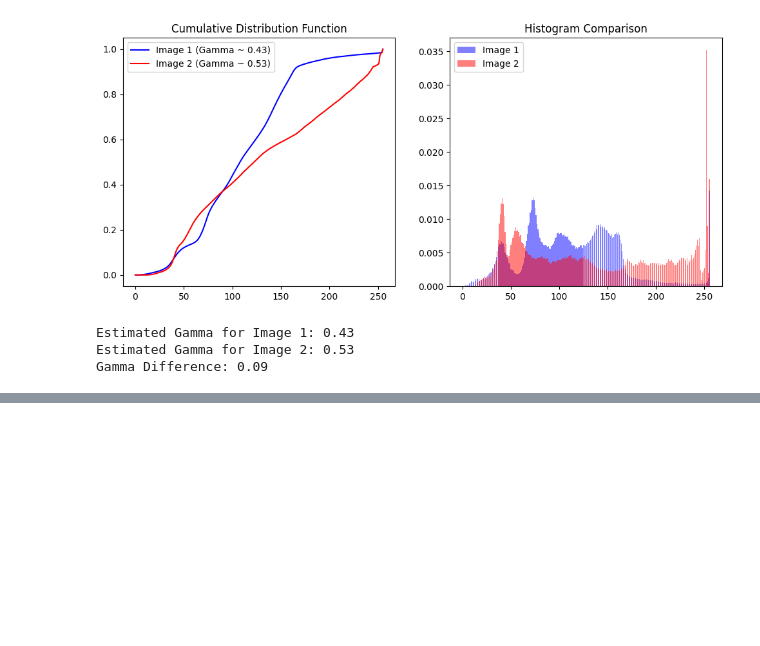
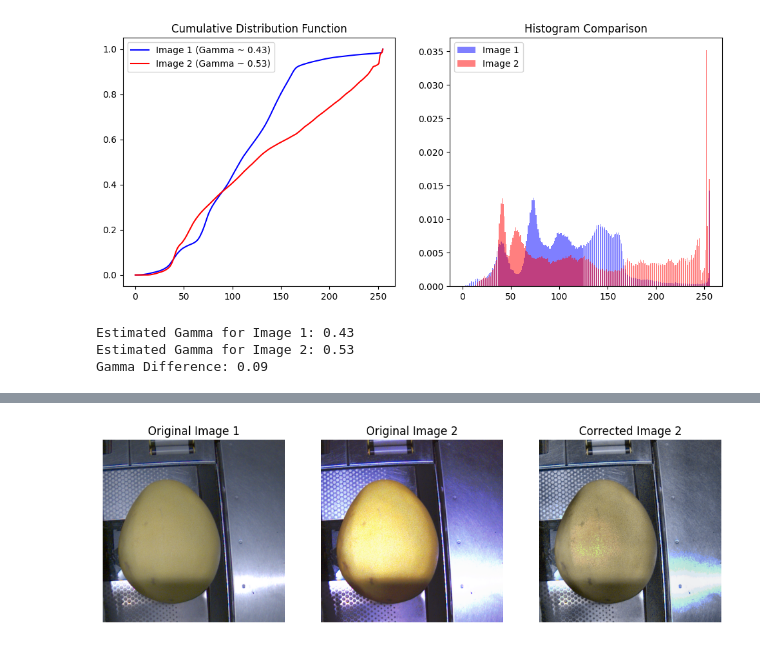
Before and after one commit to alexander-toschev/mbzuai-course, a Jupyter notebook: ImagePreprocessing.ipynb, the cells around one changed output, grey strips where cells are left out. Cells and saved outputs as stored; diff of their text form; code cells hidden in the pictures; blank space fills up the shorter version.

```diff
--- a/ImagePreprocessing.ipynb
+++ b/ImagePreprocessing.ipynb
@@ -89,0 +147,84 @@ Gamma Difference: 0.09
+# %%
+# Convert images to grayscale
+gray1 = cv2.cvtColor(img1, cv2.COLOR_BGR2GRAY)
+gray2 = cv2.cvtColor(img2, cv2.COLOR_BGR2GRAY)
+
+### 1️⃣ Gamma Correction ###
+def estimate_gamma(image):
+    mean_intensity = np.mean(image) / 255.0
+    return mean_intensity
+
+gamma1 = estimate_gamma(gray1)
+gamma2 = estimate_gamma(gray2)
+gamma_correction = gamma1 / gamma2
+
+def apply_gamma_correction(image, gamma):
+    inv_gamma = 1.0 / gamma
+    table = np.array([(i / 255.0) ** inv_gamma * 255 for i in range(256)]).astype("uint8")
+    return cv2.LUT(image, table)
+
+img2_gamma_corrected = apply_gamma_correction(img2, gamma_correction)
+
+### 2️⃣ Histogram Matching ###
+def match_histograms(source, reference):
+    matched = exposure.match_histograms(source, reference, channel_axis=-1)
+    return np.clip(matched, 0, 255).astype(np.uint8)
+
+img2_hist_matched = match_histograms(img2_gamma_corrected, img1)
+
+### 3️⃣ Color Transfer (Reinhard Method) ###
+def color_transfer(source, target):
+    source = cv2.cvtColor(source, cv2.COLOR_BGR2LAB).astype(np.float32)
+    target = cv2.cvtColor(target, cv2.COLOR_BGR2LAB).astype(np.float32)
+
+    mean_src, std_src = cv2.meanStdDev(source)
+    mean_tgt, std_tgt = cv2.meanStdDev(target)
+
+    for i in range(3):
+        source[:, :, i] = ((source[:, :, i] - mean_src[i]) * (std_tgt[i] / std_src[i])) + mean_tgt[i]
+
+    source = np.clip(source, 0, 255).astype(np.uint8)
+    return cv2.cvtColor(source, cv2.COLOR_LAB2BGR)
+
+img2_color_transferred = color_transfer(img2_hist_matched, img1)
+
+### 4️⃣ Apply CLAHE (Contrast Limited Adaptive Histogram Equalization) ###
+def apply_clahe(image):
+    lab = cv2.cvtColor(image, cv2.COLOR_BGR2LAB)
+    l, a, b = cv2.split(lab)
+    clahe = cv2.createCLAHE(clipLimit=2.0, tileGridSize=(8, 8))
+    l = clahe.apply(l)
+    lab = cv2.merge((l, a, b))
+    return cv2.cvtColor(lab, cv2.COLOR_LAB2BGR)
+
+img2_final = apply_clahe(img2_color_transferred)
+
+# Save the final corrected image
+cv2.imwrite("image2_corrected.jpg", img2_final)
+
+# Display images for comparison
+plt.figure(figsize=(12, 6))
+
+plt.subplot(1, 3, 1)
+plt.imshow(cv2.cvtColor(img1, cv2.COLOR_BGR2RGB))
+plt.title("Original Image 1")
+plt.axis("off")
+
+plt.subplot(1, 3, 2)
+plt.imshow(cv2.cvtColor(img2, cv2.COLOR_BGR2RGB))
+plt.title("Original Image 2")
+plt.axis("off")
+
+plt.subplot(1, 3, 3)
+plt.imshow(cv2.cvtColor(img2_final, cv2.COLOR_BGR2RGB))
+plt.title("Corrected Image 2")
+plt.axis("off")
+
+plt.show()
+
+print(f"Estimated Gamma for Image 1: {gamma1:.2f}")
+print(f"Estimated Gamma for Image 2: {gamma2:.2f}")
+print(f"Gamma Correction Factor: {gamma_correction:.2f}")
+print("Final Corrected Image 2 saved as 'image2_corrected.jpg'")
+# %% [output]
+[figure, added]
```
Also changed, not shown: parts of 2 cells of this notebook.
